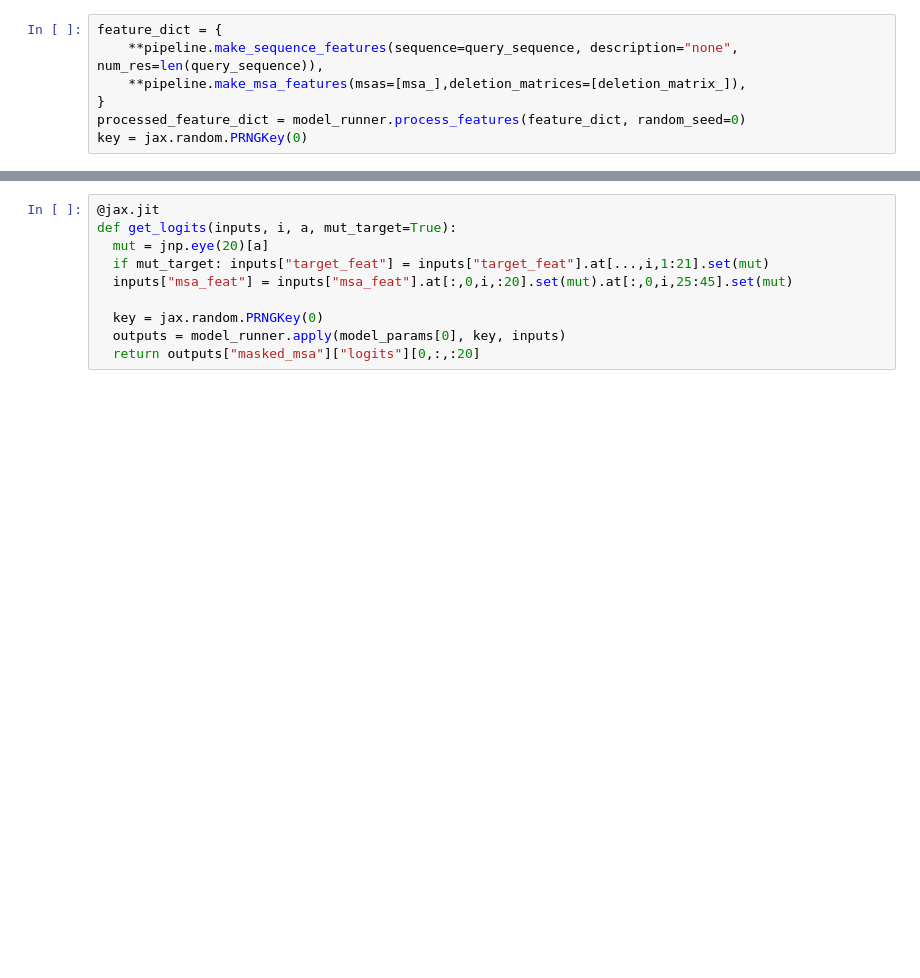
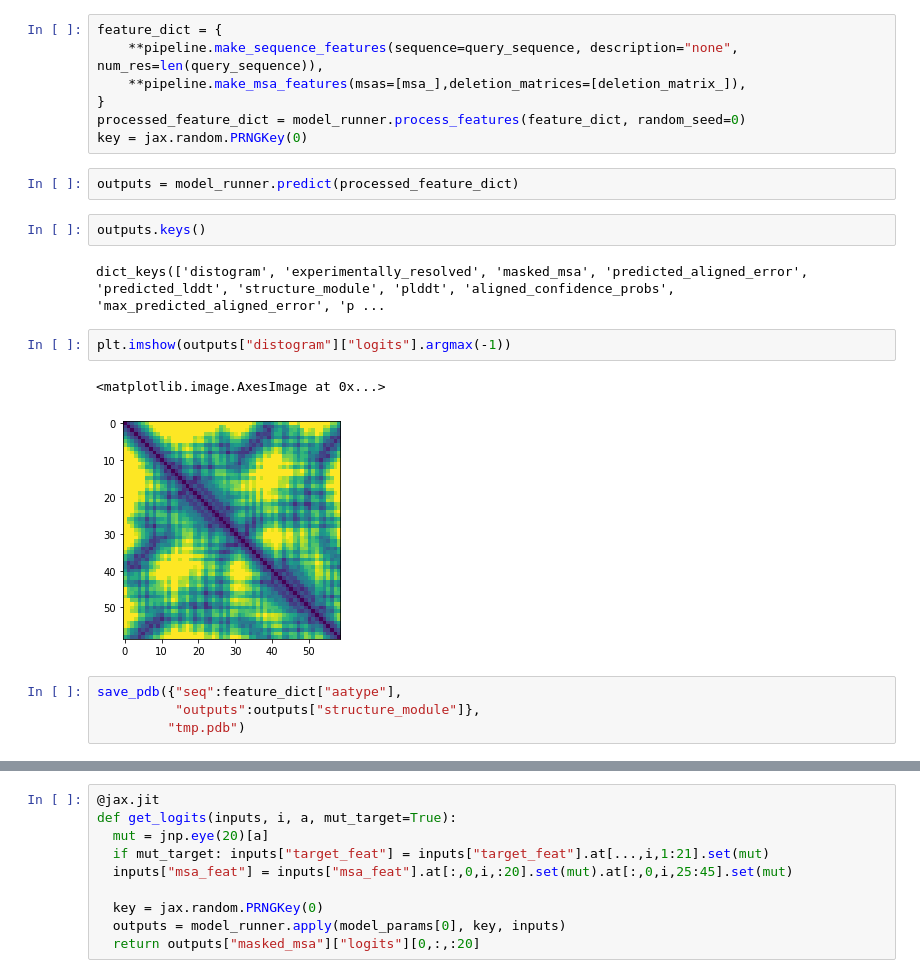
Before and after one commit to sokrypton/algosb_2021, a Jupyter notebook: alphafold.ipynb, the cells around one changed output, grey strips where cells are left out. Cells and saved outputs as stored; diff of their text form; blank space fills up the shorter version.

```diff
--- a/alphafold.ipynb
+++ b/alphafold.ipynb
@@ -75,3 +89,18 @@ feature_dict = {
 }
 processed_feature_dict = model_runner.process_features(feature_dict, random_seed=0)
 key = jax.random.PRNGKey(0)
+# %%
+outputs = model_runner.predict(processed_feature_dict)
+# %%
+outputs.keys()
+# %% [output]
+dict_keys(['distogram', 'experimentally_resolved', 'masked_msa', 'predicted_aligned_error', 'predicted_lddt', 'structure_module', 'plddt', 'aligned_confidence_probs', 'max_predicted_aligned_error', 'p ...
+# %%
+plt.imshow(outputs["distogram"]["logits"].argmax(-1))
+# %% [output]
+<matplotlib.image.AxesImage at 0x...>
+[figure, added]
+# %%
+save_pdb({"seq":feature_dict["aatype"],
+          "outputs":outputs["structure_module"]},
+         "tmp.pdb")
```
Also changed, not shown: parts of 19 cells of this notebook.
